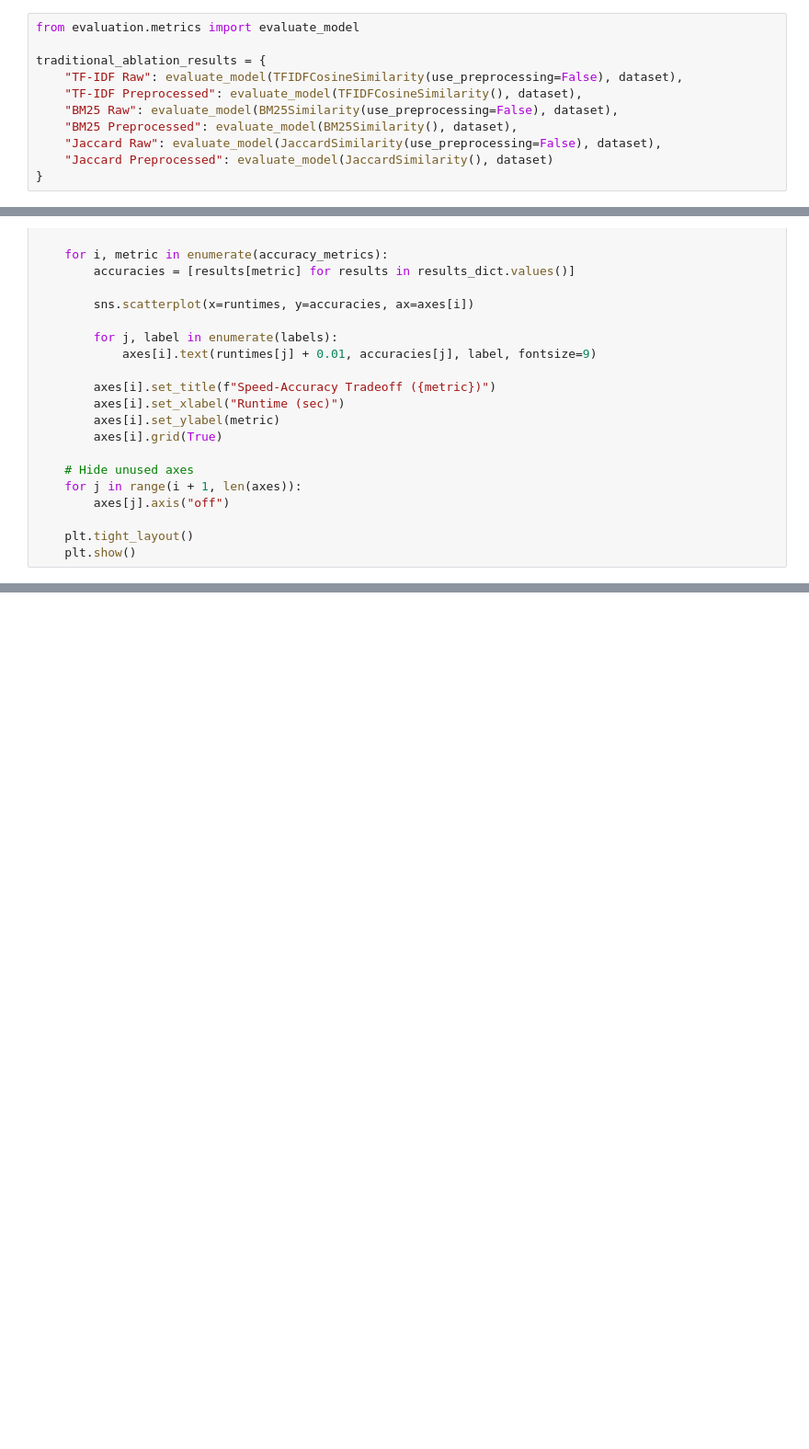
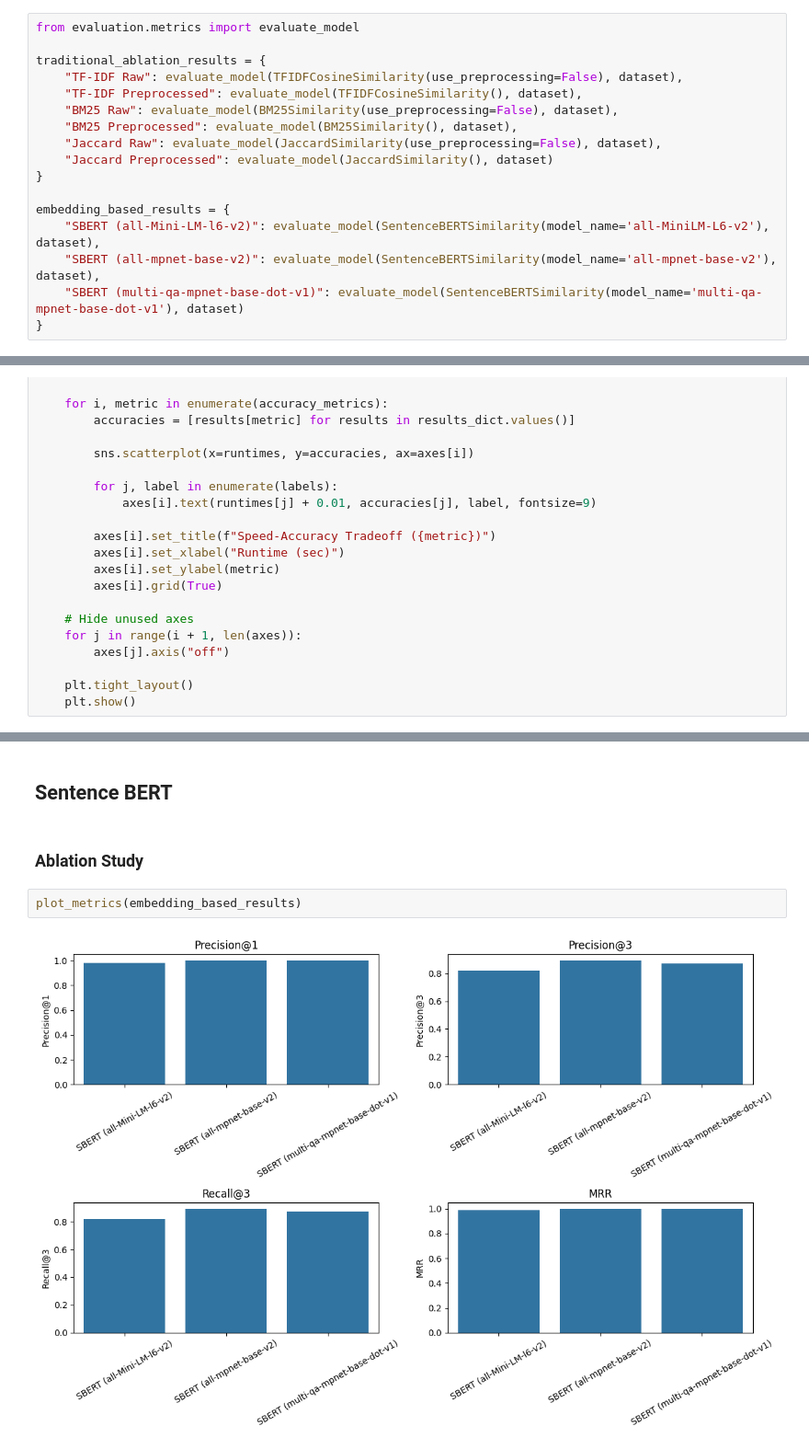
Before and after one commit to FTsune/semantic-research, a Jupyter notebook: notebook/reports.ipynb, the cells around one changed output, grey strips where cells are left out. Shown at 92% size. Cells and saved outputs as stored; diff of their text form; blank space fills up the shorter version.

```diff
--- a/notebook/reports.ipynb
+++ b/notebook/reports.ipynb
@@ -53,3 +56,9 @@ traditional_ablation_results = {
     "Jaccard Raw": evaluate_model(JaccardSimilarity(use_preprocessing=False), dataset),
     "Jaccard Preprocessed": evaluate_model(JaccardSimilarity(), dataset)
 }
+
+embedding_based_results = {
+    "SBERT (all-Mini-LM-l6-v2)": evaluate_model(SentenceBERTSimilarity(model_name='all-MiniLM-L6-v2'), dataset),
+    "SBERT (all-mpnet-base-v2)": evaluate_model(SentenceBERTSimilarity(model_name='all-mpnet-base-v2'), dataset),
+    "SBERT (multi-qa-mpnet-base-dot-v1)": evaluate_model(SentenceBERTSimilarity(model_name='multi-qa-mpnet-base-dot-v1'), dataset)
+}
@@ -170,0 +239,8 @@ plot_speed_accuracy_grid(traditional_ablation_results)
+# %% [markdown]
+## Sentence BERT
+# %% [markdown]
+### Ablation Study
+# %%
+plot_metrics(embedding_based_results)
+# %% [output]
+[figure, added]
```
Also changed, not shown: parts of 24 cells of this notebook, 11 other files.
